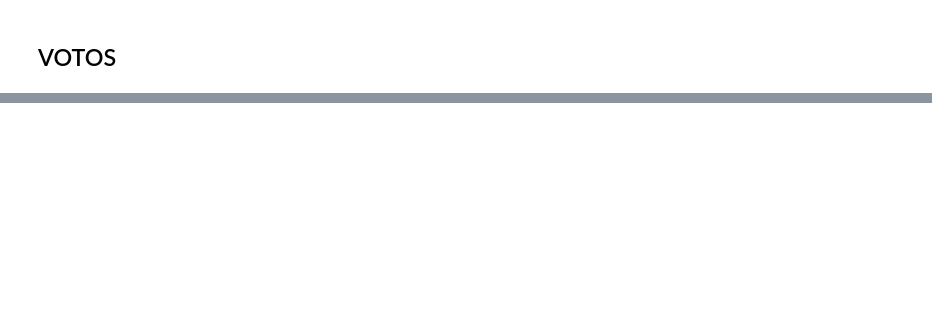
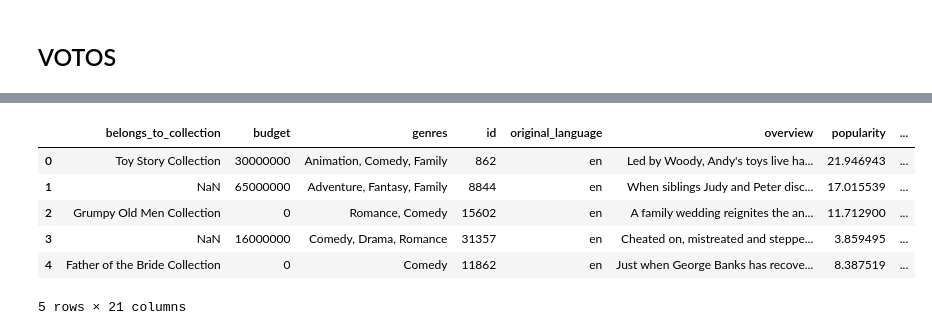
Before and after one commit to AndresOlascoaga/Movie_ETL-API, a Jupyter notebook: Creacion de funcines.ipynb, the cells around one changed output, grey strips where cells are left out. Cells and saved outputs as stored; diff of their text form; code cells hidden in the pictures; blank space fills up the shorter version.

```diff
--- a/Creacion de funcines.ipynb
+++ b/Creacion de funcines.ipynb
@@ -112,0 +272,14 @@ def get_director( nombre_director ): Se ingresa el nombre de un director que se
+# %%
+#### Limpieza de datos
+#%pip install unidecode
+import re
+
+from unidecode import unidecode
+
+def limpiar_texto(texto):
+    texto_sin_saltos = texto.replace("\n", " ")
+    texto_minusculas = texto_sin_saltos.lower()
+    texto_sin_tildes = unidecode(texto_minusculas)
+    patron = r'@[\w]+|#\w+|[!,".]|(\b[^\w\s]\b)|\bhttps?\S+\b'
+    texto_limpio = re.sub(patron, "", texto_sin_tildes)
+    return texto_limpio
@@ -112,0 +306,2 @@ def get_director( nombre_director ): Se ingresa el nombre de un director que se
+# %%
+df_movies_cluster['overview'] = df_movies_cluster['overview'].astype(str)
@@ -112,0 +328,12 @@ def get_director( nombre_director ): Se ingresa el nombre de un director que se
+# %%
+df_movies_cluster['overview_limpio'] = df_movies_cluster['overview'].apply(limpiar_texto)
+# %%
+df_movies_cluster.head()
+# %% [output]
+|  | belongs_to_collection | budget | genres | id | original_language | overview | popularity | ... |
+| 0 | Toy Story Collection | 30000000 | Animation, Comedy, Family | 862 | en | Led by Woody, Andy's toys live ha... | 21.946943 | ... |
+| 1 | NaN | 65000000 | Adventure, Fantasy, Family | 8844 | en | When siblings Judy and Peter disc... | 17.015539 | ... |
+| 2 | Grumpy Old Men Collection | 0 | Romance, Comedy | 15602 | en | A family wedding reignites the an... | 11.712900 | ... |
+| 3 | NaN | 16000000 | Comedy, Drama, Romance | 31357 | en | Cheated on, mistreated and steppe... | 3.859495 | ... |
+| 4 | Father of the Bride Collection | 0 | Comedy | 11862 | en | Just when George Banks has recove... | 8.387519 | ... |
+5 rows × 21 columns
```
Also changed, not shown: parts of 52 cells of this notebook, 3 other files.
